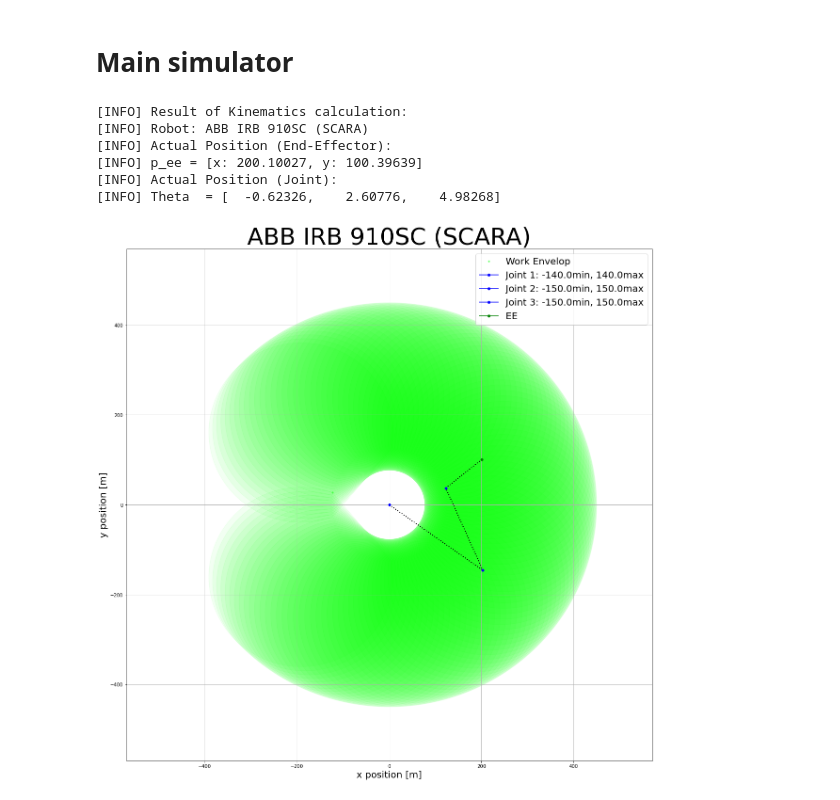
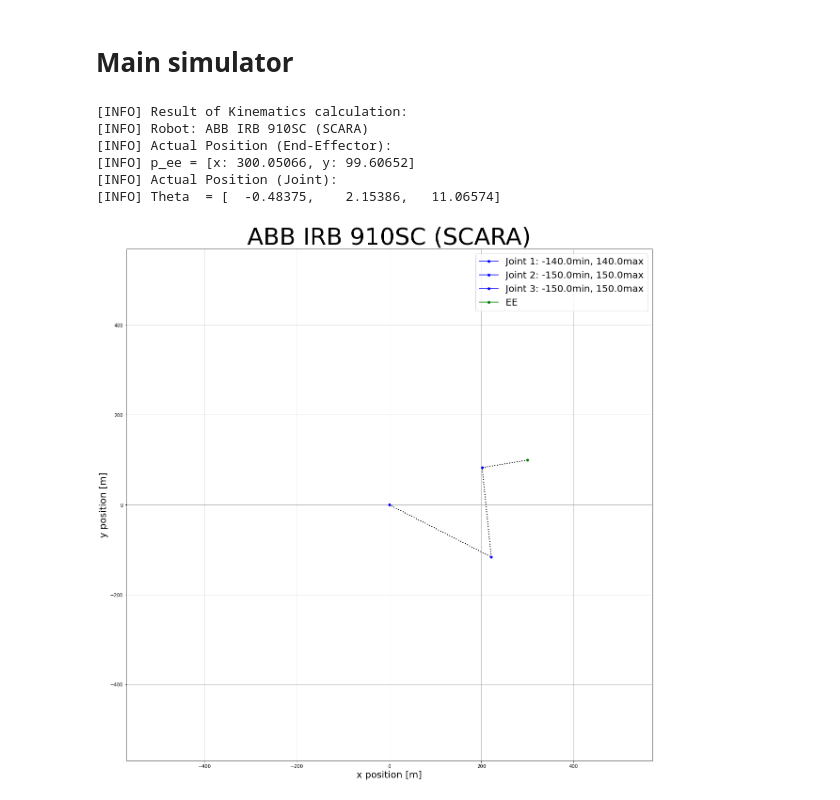
Before and after one commit to ChrnyaevEK/VRM, a Jupyter notebook: Activity/Lab4/sandbox.ipynb, the cells around one changed output. Cells and saved outputs as stored; diff of their text form; code cells hidden in the pictures.

```diff
--- a/Activity/Lab4/sandbox.ipynb
+++ b/Activity/Lab4/sandbox.ipynb
@@ -7,8 +7,8 @@ import manipulator as m
 # Parameters
 # %%
 test_kin = 'IK'
-fk_test_pose = [0.0, 0.0, 0.0]
-ik_test_pose = [200, 100]
+fk_test_joints = [45.0, 30.0, 10.0]
+ik_test_pose = [300, 100]
 
 plt.rcParams["figure.figsize"] = (20,20)
 # %% [markdown]
@@ -16,27 +16,27 @@ plt.rcParams["figure.figsize"] = (20,20)
 # %%
 # Initial Parameters -> ABB IRB910SC
 # Product Manual: https://search.abb.com/library/Download.aspx?DocumentID=3HAC056431-001&LanguageCode=en&DocumentPartId=&Action=Launch
 
 axis_wr = [[-140.0, 140.0], [-150.0, 150.0], [-150.0, 150.0]]
 joints = [0.0, 0.0, 0.0]
 arm_length = [250.0, 200.0, 100.0]
 
 scara = m.ScaraControl('ABB IRB 910SC (SCARA)', axis_wr, arm_length, joints)
 
 if test_kin == 'FK':
-    scara.forward_kinematics(0, fk_test_pose, True)
+    scara.forward_kinematics(0, fk_test_joints, True)
 elif test_kin == 'IK':
     scara.inverse_kinematics(ik_test_pose, 0)
 elif test_kin == 'BOTH':
-    scara.forward_kinematics(0, fk_test_pose, True)
+    scara.forward_kinematics(0, fk_test_joints, True)
     scara.inverse_kinematics(scara.ee_pose, 1)
 
-scara.display_environment([True, 0])
+scara.display_environment([False, 0])
 # %% [output]
 [INFO] Result of Kinematics calculation:
 [INFO] Robot: ABB IRB 910SC (SCARA)
 [INFO] Actual Position (End-Effector):
-[INFO] p_ee = [x: 200.10027, y: 100.39639]
+[INFO] p_ee = [x: 300.05066, y: 99.60652]
 [INFO] Actual Position (Joint):
-[INFO] Theta  = [  -0.62326,    2.60776,    4.98268]
+[INFO] Theta  = [  -0.48375,    2.15386,   11.06574]
-[figure, old version]
+[figure, new version]
```
Also changed, not shown: 1 other file.
